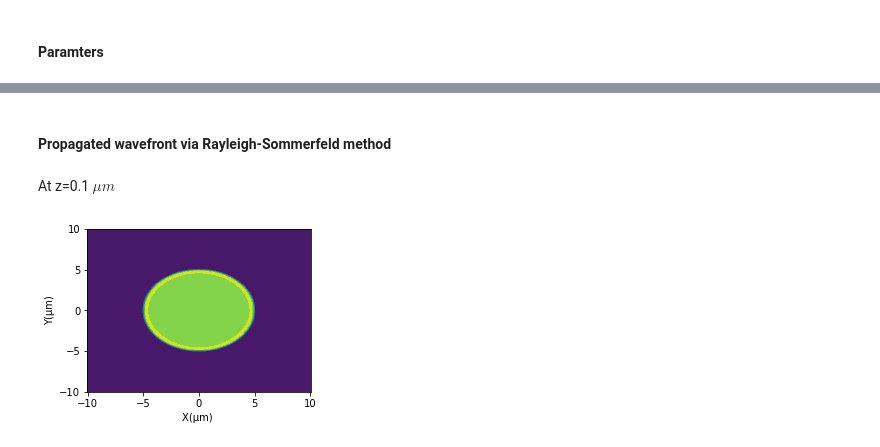
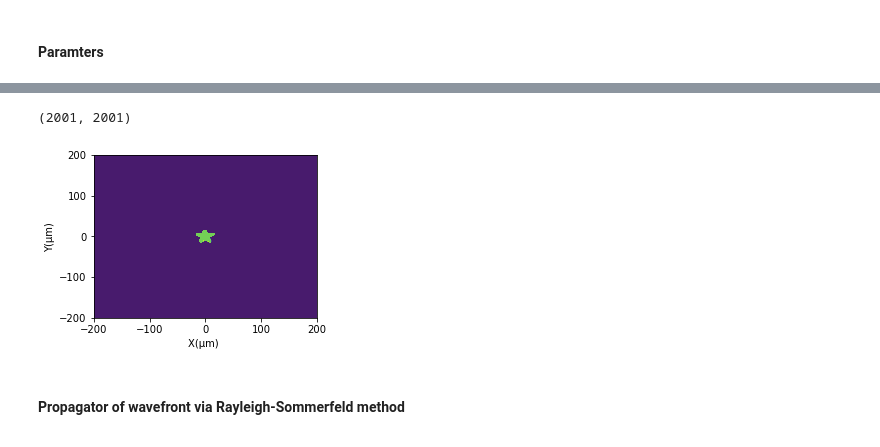
Before and after one commit to yesunhuang/Optics_Toolbox_In_Python, a Jupyter notebook: notebooks/FourierLens.ipynb, the cells around one changed output, grey strips where cells are left out. Cells and saved outputs as stored; diff of their text form; code cells hidden in the pictures.

```diff
--- a/notebooks/FourierLens.ipynb
+++ b/notebooks/FourierLens.ipynb
@@ -74,6 +76,13 @@ displace_2d(intensity(U0),labels,range)
+# %%
+preImg=cv2.resize(preImg,(N_size,N_size))
+labels=['X(μm) ','Y(μm)']
+range=[[-actualSize/2.0,actualSize/2.0]]*2
+hp.displace_2d(preImg,labels,range)
+print(preImg.shape)
+# %% [output]
+(2001, 2001)
+[figure, added]
 # %% [markdown]
-#### Propagated wavefront via Rayleigh-Sommerfeld method
+#### Propagator of wavefront via Rayleigh-Sommerfeld method
 # %%
 propagator=RaySomSolver(N_size,xyInterval,k)
-# %% [markdown]
-At z=0.1 $\mu m$
@@ -82,4 +88,0 @@ Uz=propagator.cal_wavefront(U0,0.1)
-# %%
-displace_2d(intensity(Uz),labels,range)
-# %% [output]
-[figure, removed]
```
Also changed, not shown: parts of 58 cells of this notebook, 3 other files.
